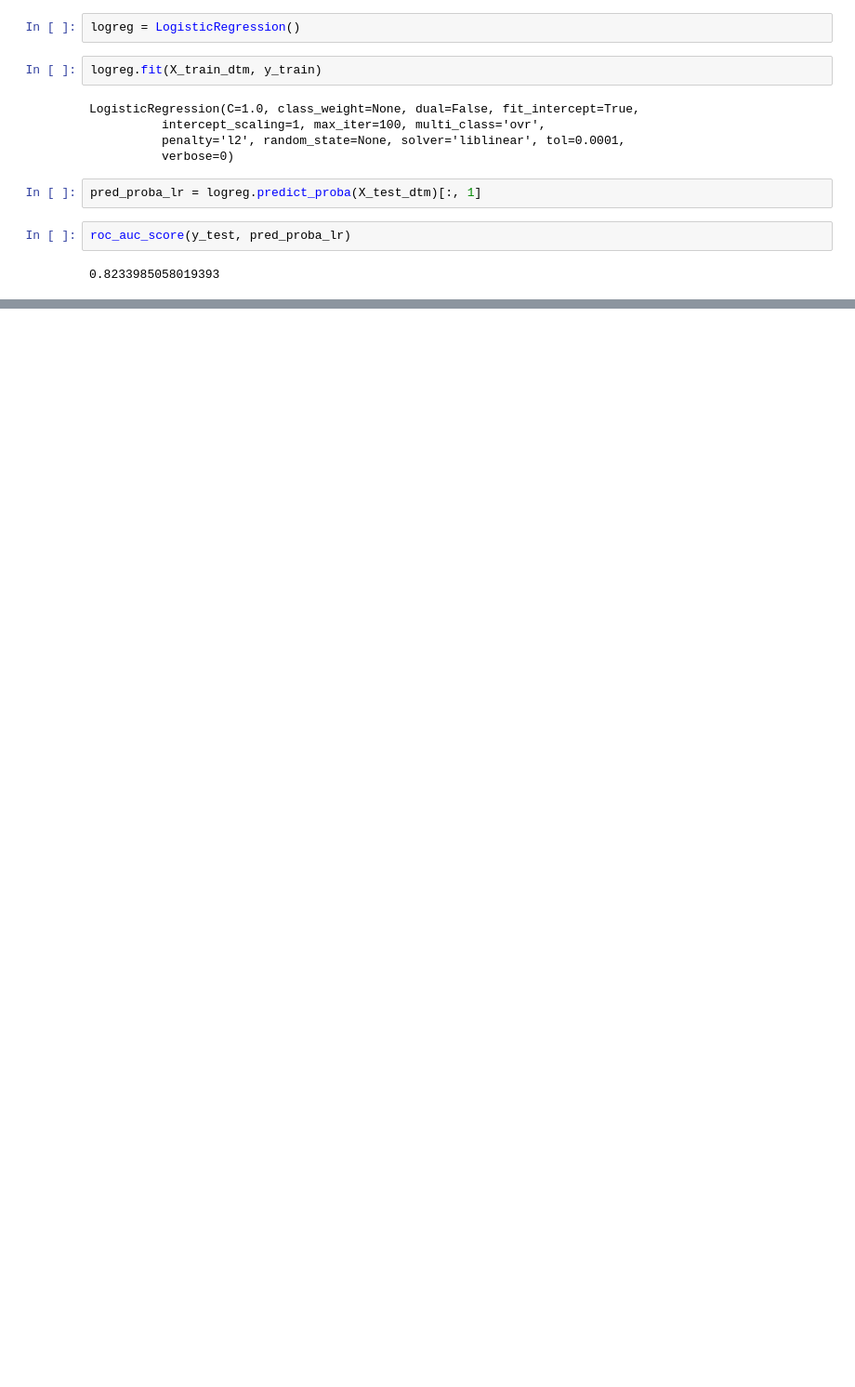
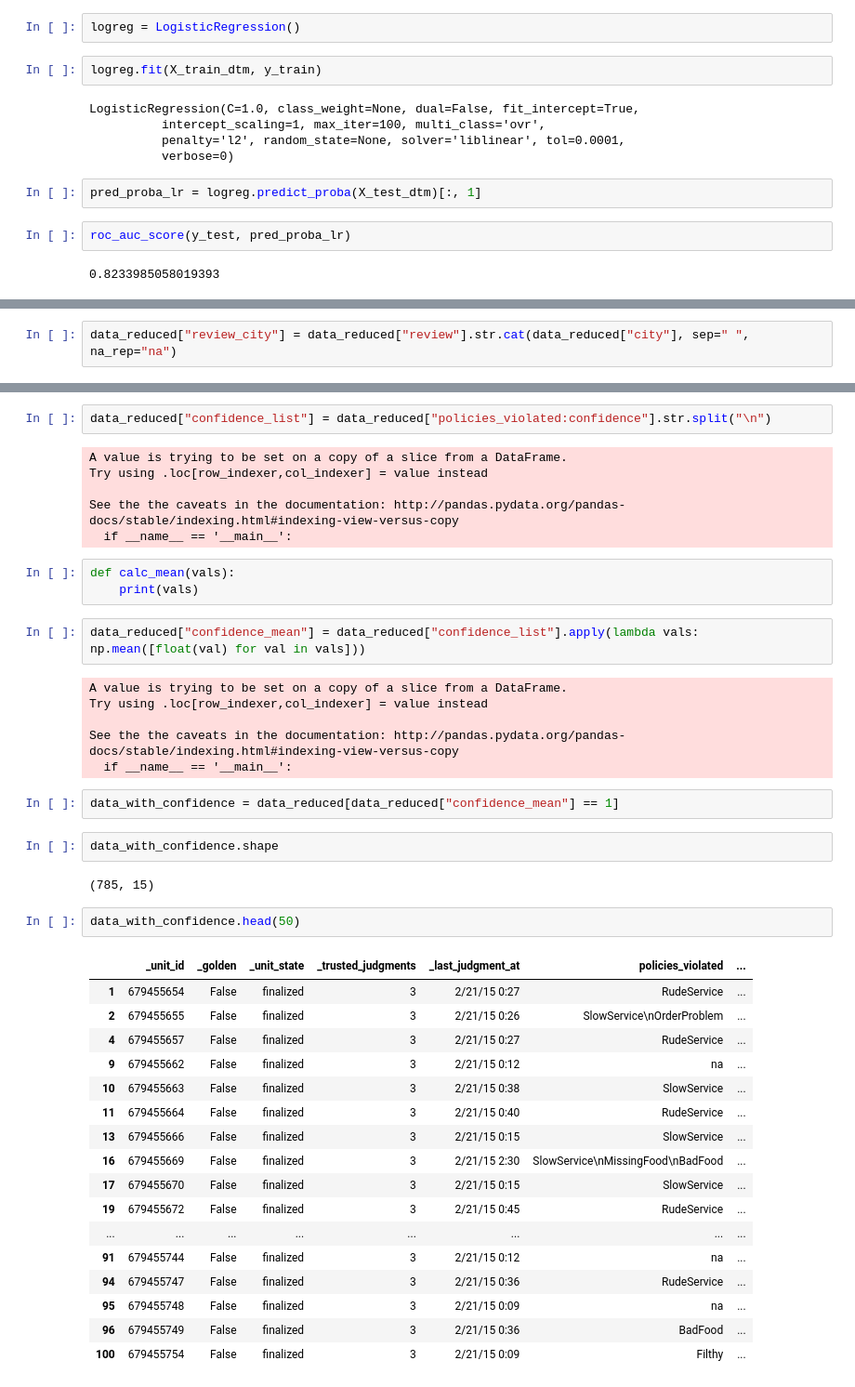
Before and after one commit to climbus/MLtext_homeworks, a Jupyter notebook: week2/week2_hm_jk.ipynb, the cells around one changed output, grey strips where cells are left out. Shown: that part at 93% size. Saved outputs shown, nothing was run; the diff lists cells and outputs as text; blank space fills up the shorter version.

```diff
--- a/week2/week2_hm_jk.ipynb
+++ b/week2/week2_hm_jk.ipynb
@@ -105,0 +165,2 @@ roc_auc_score(y_test, pred_proba_lr)
+# %%
+data_reduced["review_city"] = data_reduced["review"].str.cat(data_reduced["city"], sep=" ", na_rep="na")
@@ -105,0 +192,45 @@ roc_auc_score(y_test, pred_proba_lr)
+# %%
+data_reduced["confidence_list"] = data_reduced["policies_violated:confidence"].str.split("\n")
+# %% [output]
+A value is trying to be set on a copy of a slice from a DataFrame.
+Try using .loc[row_indexer,col_indexer] = value instead
+
+See the the caveats in the documentation: http://pandas.pydata.org/pandas-docs/stable/indexing.html#indexing-view-versus-copy
+  if __name__ == '__main__':
+# %%
+def calc_mean(vals):
+    print(vals)
+# %%
+data_reduced["confidence_mean"] = data_reduced["confidence_list"].apply(lambda vals: np.mean([float(val) for val in vals]))
+# %% [output]
+A value is trying to be set on a copy of a slice from a DataFrame.
+Try using .loc[row_indexer,col_indexer] = value instead
+
+See the the caveats in the documentation: http://pandas.pydata.org/pandas-docs/stable/indexing.html#indexing-view-versus-copy
+  if __name__ == '__main__':
+# %%
+data_with_confidence = data_reduced[data_reduced["confidence_mean"] == 1]
+# %%
+data_with_confidence.shape
+# %% [output]
+(785, 15)
+# %%
+data_with_confidence.head(50)
+# %% [output]
+|  | _unit_id | _golden | _unit_state | _trusted_judgments | _last_judgment_at | policies_violated | ... |
+| 1 | 679455654 | False | finalized | 3 | 2/21/15 0:27 | RudeService | ... |
+| 2 | 679455655 | False | finalized | 3 | 2/21/15 0:26 | SlowService\nOrderProblem | ... |
+| 4 | 679455657 | False | finalized | 3 | 2/21/15 0:27 | RudeService | ... |
+| 9 | 679455662 | False | finalized | 3 | 2/21/15 0:12 | na | ... |
+| 10 | 679455663 | False | finalized | 3 | 2/21/15 0:38 | SlowService | ... |
+| 11 | 679455664 | False | finalized | 3 | 2/21/15 0:40 | RudeService | ... |
+| 13 | 679455666 | False | finalized | 3 | 2/21/15 0:15 | SlowService | ... |
+| 16 | 679455669 | False | finalized | 3 | 2/21/15 2:30 | SlowService\nMissingFood\nBadFood | ... |
+| 17 | 679455670 | False | finalized | 3 | 2/21/15 0:15 | SlowService | ... |
+| 19 | 679455672 | False | finalized | 3 | 2/21/15 0:45 | RudeService | ... |
+| ... | ... | ... | ... | ... | ... | ... | ... |
+| 91 | 679455744 | False | finalized | 3 | 2/21/15 0:12 | na | ... |
+| 94 | 679455747 | False | finalized | 3 | 2/21/15 0:36 | RudeService | ... |
+| 95 | 679455748 | False | finalized | 3 | 2/21/15 0:09 | na | ... |
+| 96 | 679455749 | False | finalized | 3 | 2/21/15 0:36 | BadFood | ... |
+| 100 | 679455754 | False | finalized | 3 | 2/21/15 0:09 | Filthy | ... |
```
Also changed, not shown: parts of 51 cells of this notebook, 1 other file.
